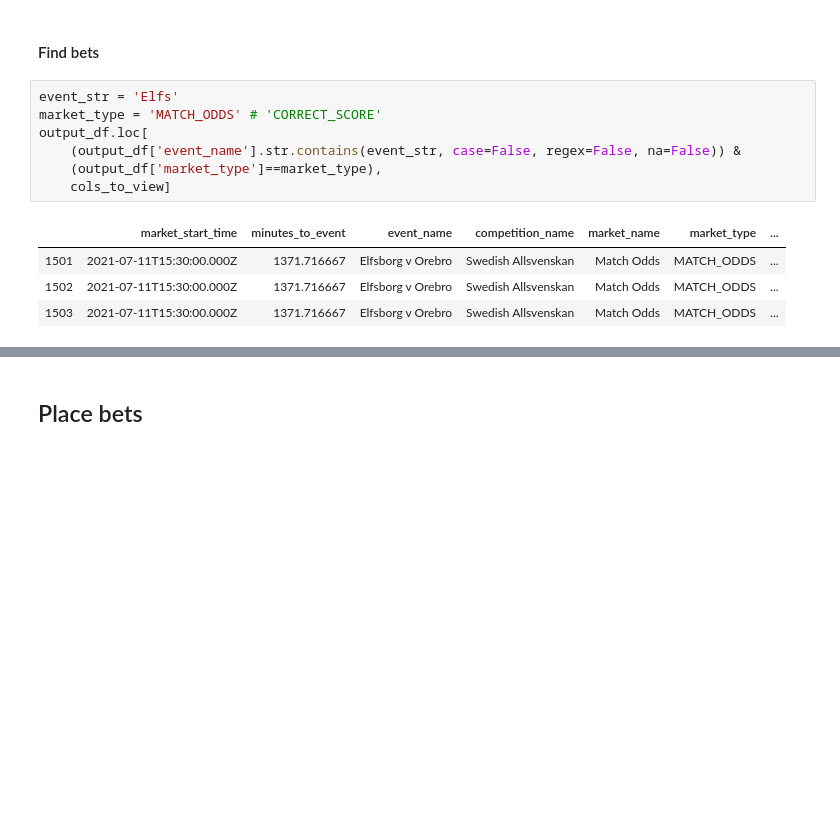
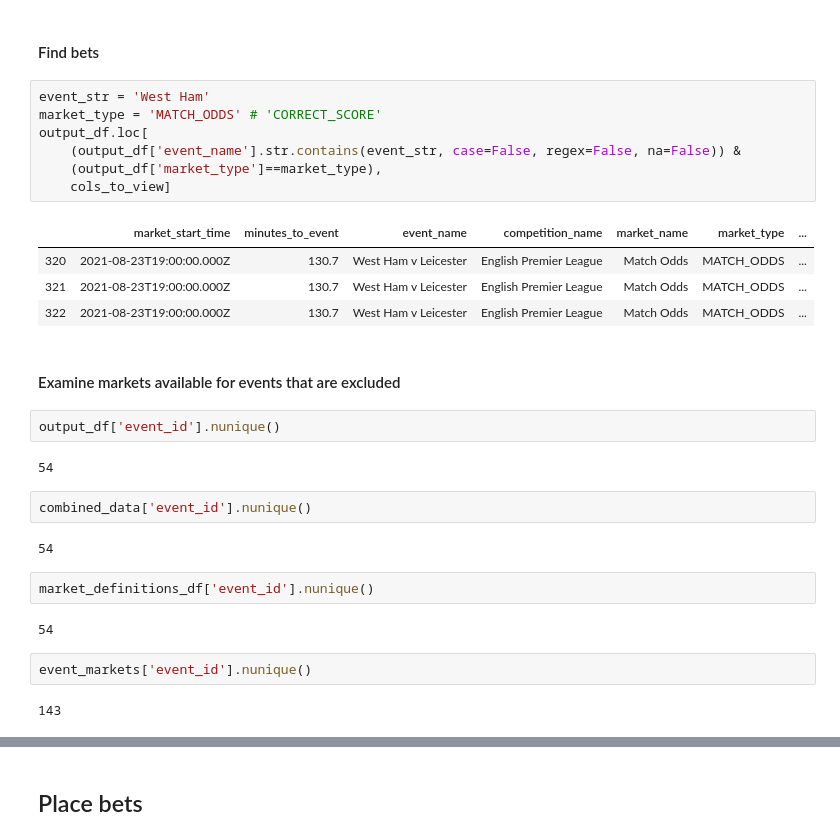
Before and after one commit to AngusMcKay/free_money, a Jupyter notebook: tote/Betfair get odds and place bets - football.ipynb, the cells around one changed output, grey strips where cells are left out. Cells and saved outputs as stored; diff of their text form; blank space fills up the shorter version.

```diff
--- a/tote/Betfair get odds and place bets - football.ipynb
+++ b/tote/Betfair get odds and place bets - football.ipynb
@@ -763,14 +763,32 @@ sns.lineplot(data=plot_data, x=to_plot+' - ltp', y=to_plot+' - ltp')
 # %% [markdown]
 #### Find bets
 # %%
-event_str = 'Elfs'
+event_str = 'West Ham'
 market_type = 'MATCH_ODDS' # 'CORRECT_SCORE'
 output_df.loc[
     (output_df['event_name'].str.contains(event_str, case=False, regex=False, na=False)) &
     (output_df['market_type']==market_type),
     cols_to_view]
 # %% [output]
 |  | market_start_time | minutes_to_event | event_name | competition_name | market_name | market_type | ... |
-| 1501 | 2021-07-11T15:30:00.000Z | 1371.716667 | Elfsborg v Orebro | Swedish Allsvenskan | Match Odds | MATCH_ODDS | ... |
-| 1502 | 2021-07-11T15:30:00.000Z | 1371.716667 | Elfsborg v Orebro | Swedish Allsvenskan | Match Odds | MATCH_ODDS | ... |
-| 1503 | 2021-07-11T15:30:00.000Z | 1371.716667 | Elfsborg v Orebro | Swedish Allsvenskan | Match Odds | MATCH_ODDS | ... |
+| 320 | 2021-08-23T19:00:00.000Z | 130.7 | West Ham v Leicester | English Premier League | Match Odds | MATCH_ODDS | ... |
+| 321 | 2021-08-23T19:00:00.000Z | 130.7 | West Ham v Leicester | English Premier League | Match Odds | MATCH_ODDS | ... |
+| 322 | 2021-08-23T19:00:00.000Z | 130.7 | West Ham v Leicester | English Premier League | Match Odds | MATCH_ODDS | ... |
+# %% [markdown]
+#### Examine markets available for events that are excluded
+# %%
+output_df['event_id'].nunique()
+# %% [output]
+54
+# %%
+combined_data['event_id'].nunique()
+# %% [output]
+54
+# %%
+market_definitions_df['event_id'].nunique()
+# %% [output]
+54
+# %%
+event_markets['event_id'].nunique()
+# %% [output]
+143
```
Also changed, not shown: parts of 29 cells of this notebook, 6 other files.
